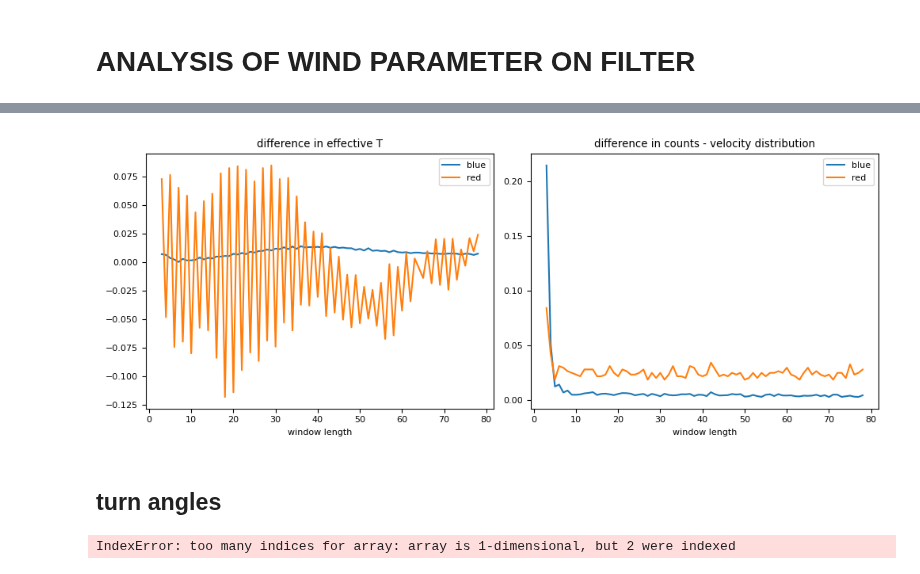
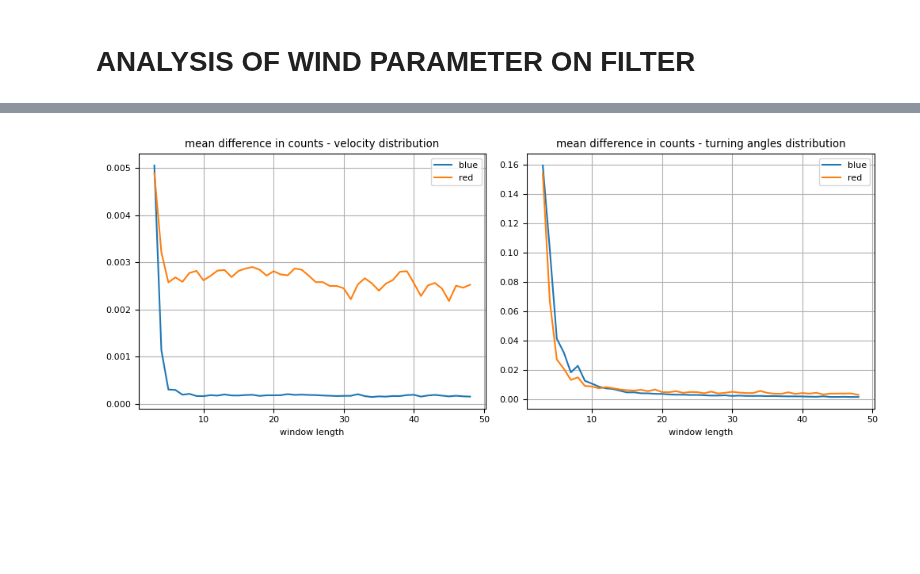
Before and after one commit to skandiz/MasterThesis, a Jupyter notebook: analysis/dev.ipynb, the cells around one changed output, grey strips where cells are left out. Saved outputs shown, nothing was run; the diff lists cells and outputs as text; code cells hidden in the pictures; blank space fills up the shorter version.

```diff
--- a/analysis/dev.ipynb
+++ b/analysis/dev.ipynb
@@ -919,49 +941,17 @@ for i in range(len(windLenList)-1):
 # %%
 fig, (ax, ax1) = plt.subplots(1, 2, figsize = (10, 4))
-ax.plot(windLenList[:-1], diff_b, label = 'blue')
-ax.plot(windLenList[:-1], diff_r, label = 'red')
-ax.set(xlabel = 'window length', title = 'difference in effective T')
+ax.plot(windLenList[:-1], v_diff_b, label = 'blue')
+ax.plot(windLenList[:-1], v_diff_r, label = 'red')
+ax.set(xlabel = 'window length', title = 'mean difference in counts - velocity distribution')
 ax.legend()
-ax1.plot(windLenList[:-1], count_diff_b, label = 'blue')
-ax1.plot(windLenList[:-1], count_diff_r, label = 'red')
-ax1.set(xlabel = 'window length', title = 'difference in counts - velocity distribution')
+ax.grid()
+ax1.plot(windLenList[:-1], t_diff_b, label = 'blue')
+ax1.plot(windLenList[:-1], t_diff_r, label = 'red')
+ax1.set(xlabel = 'window length', title = 'mean difference in counts - turning angles distribution')
 ax1.legend()
+ax1.grid()
 plt.tight_layout()
-plt.savefig(f'./{res_path}/smoothing_analysis/velocity_distr.png')
+plt.savefig(f'./{res_path}/smoothing_analysis/v_and_turn.png')
 plt.show()
 # %% [output]
-[figure, old version]
+[figure, new version]
-# %% [markdown]
-## turn angles
-# %%
-windLenList = np.arange(3, 80, 1)
-bin_borders_turn = np.arange(-np.pi, np.pi + 0.0001, np.pi/50)
-bin_centers_turn = bin_borders_turn[:-1] + np.diff(bin_borders_turn) / 2
-x_interval_for_fit_turn = np.linspace(bin_borders_turn[0], bin_borders_turn[-1], 10000)
-
-T_blue_rot_smooth = np.zeros(len(windLenList))
-T_red_rot_smooth = np.zeros(len(windLenList))
-counts_b = np.zeros((len(windLenList), len(bin_centers_turn)))
-counts_r = np.zeros((len(windLenList), len(bin_centers_turn)))
-
-for i, windLen in enumerate(windLenList):
-    smoothTrajs = get_smooth_trajs(rawTrajs, nDrops, windLen, 2)
-    blueTrajs_smooth, redTraj_smooth = get_trajs(nDrops, red_particle_idx, smoothTrajs)
-    theta_blue_smooth = ys.turning_angles_ensemble(blueTrajs_smooth, centered = True)
-    theta_red_smooth = ys.turning_angles_ensemble(redTraj_smooth, centered = True)
-    counts_b[i] = np.histogram(theta_blue_smooth, bin_borders_turn, density=True)[0]
-    counts_r[i] = np.histogram(theta_red_smooth, bin_borders_turn, density=True)[0]
-    T_blue_rot_smooth[i], _ = fit_hist(theta_blue_smooth, bin_borders_turn, lorentzian_distr, [1., 0.])[0]
-    T_red_rot_smooth[i], _ = fit_hist(theta_red_smooth, bin_borders_turn, lorentzian_distr, [1., 0.])[0]
-
-diff_b = np.zeros(len(windLenList) - 1)
-diff_r = np.zeros(len(windLenList) - 1)
-count_diff_b = np.zeros(len(windLenList) - 1)
-count_diff_r = np.zeros(len(windLenList) - 1)
-for i in range(len(windLenList)-1):
-    count_diff_r[i] = np.max(np.abs(counts_r[i] - counts_r[i+1]))
-    count_diff_b[i] = np.max(np.abs(counts_b[i] - counts_b[i+1]))
-    diff_b[i] = T_blue_rot_smooth[i] - T_blue_rot_smooth[i+1]
-    diff_r[i] = T_red_rot_smooth[i] - T_red_rot_smooth[i+1]
-# %% [output]
-IndexError: too many indices for array: array is 1-dimensional, but 2 were indexed
```
Also changed, not shown: parts of 5 cells of this notebook, 20 other files.
